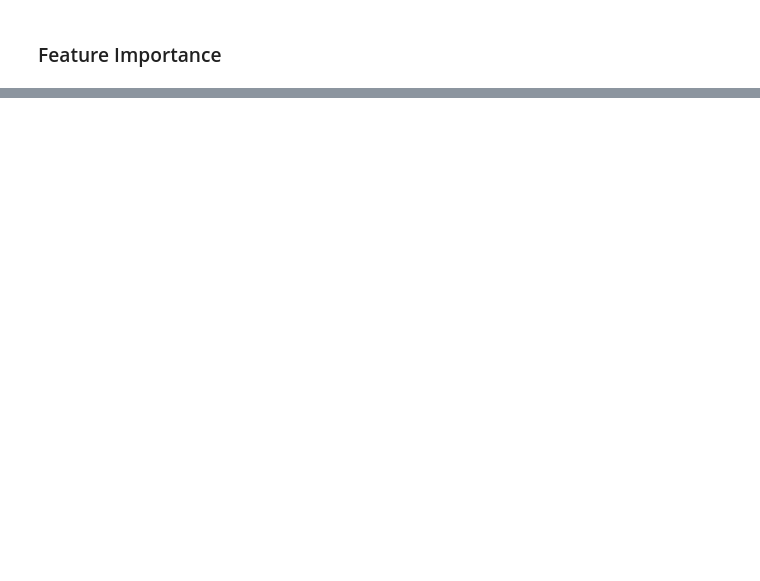
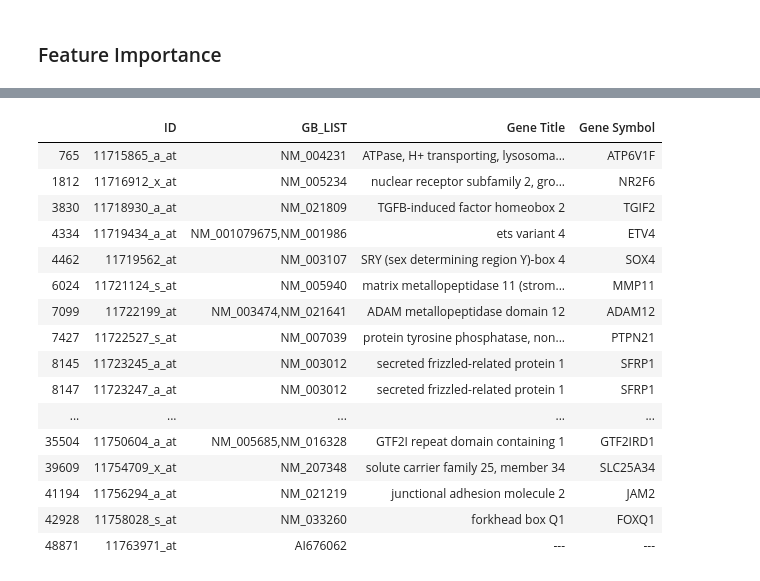
Before and after one commit to phamc4/Genetic_Diagnosis, a Jupyter notebook: Model_Comparisons.ipynb, the cells around one changed output, grey strips where cells are left out. Cells and saved outputs as stored; diff of their text form; code cells hidden in the pictures; blank space fills up the shorter version.

```diff
--- a/Model_Comparisons.ipynb
+++ b/Model_Comparisons.ipynb
@@ -393,0 +394,2 @@ ax.yaxis.set_ticklabels(target_labels, rotation=360)
+# %%
+probeset, columns = get_geneID('GSE44076','GSM1077598', 'GPL13667')
@@ -393,0 +414,22 @@ ax.yaxis.set_ticklabels(target_labels, rotation=360)
+# %%
+bool_mask = probeset['ID'].isin(top_40.reset_index()['index'])
+
+probeset[bool_mask]
+# %% [output]
+|  | ID | GB_LIST | Gene Title | Gene Symbol |
+| 765 | 11715865_a_at | NM_004231 | ATPase, H+ transporting, lysosoma... | ATP6V1F |
+| 1812 | 11716912_x_at | NM_005234 | nuclear receptor subfamily 2, gro... | NR2F6 |
+| 3830 | 11718930_a_at | NM_021809 | TGFB-induced factor homeobox 2 | TGIF2 |
+| 4334 | 11719434_a_at | NM_001079675,NM_001986 | ets variant 4 | ETV4 |
+| 4462 | 11719562_at | NM_003107 | SRY (sex determining region Y)-box 4 | SOX4 |
+| 6024 | 11721124_s_at | NM_005940 | matrix metallopeptidase 11 (strom... | MMP11 |
+| 7099 | 11722199_at | NM_003474,NM_021641 | ADAM metallopeptidase domain 12 | ADAM12 |
+| 7427 | 11722527_s_at | NM_007039 | protein tyrosine phosphatase, non... | PTPN21 |
+| 8145 | 11723245_a_at | NM_003012 | secreted frizzled-related protein 1 | SFRP1 |
+| 8147 | 11723247_a_at | NM_003012 | secreted frizzled-related protein 1 | SFRP1 |
+| ... | ... | ... | ... | ... |
+| 35504 | 11750604_a_at | NM_005685,NM_016328 | GTF2I repeat domain containing 1 | GTF2IRD1 |
+| 39609 | 11754709_x_at | NM_207348 | solute carrier family 25, member 34 | SLC25A34 |
+| 41194 | 11756294_a_at | NM_021219 | junctional adhesion molecule 2 | JAM2 |
+| 42928 | 11758028_s_at | NM_033260 | forkhead box Q1 | FOXQ1 |
+| 48871 | 11763971_at | AI676062 | --- | --- |
```
Also changed, not shown: parts of 16 cells of this notebook.
